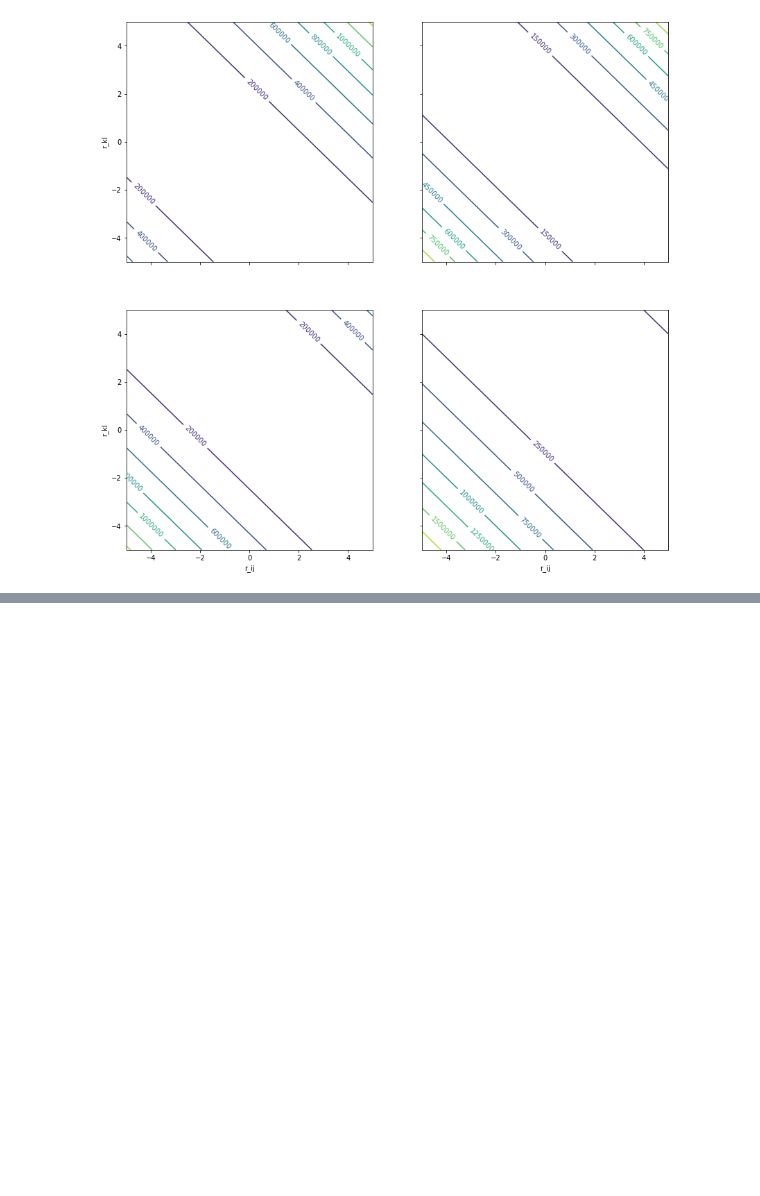
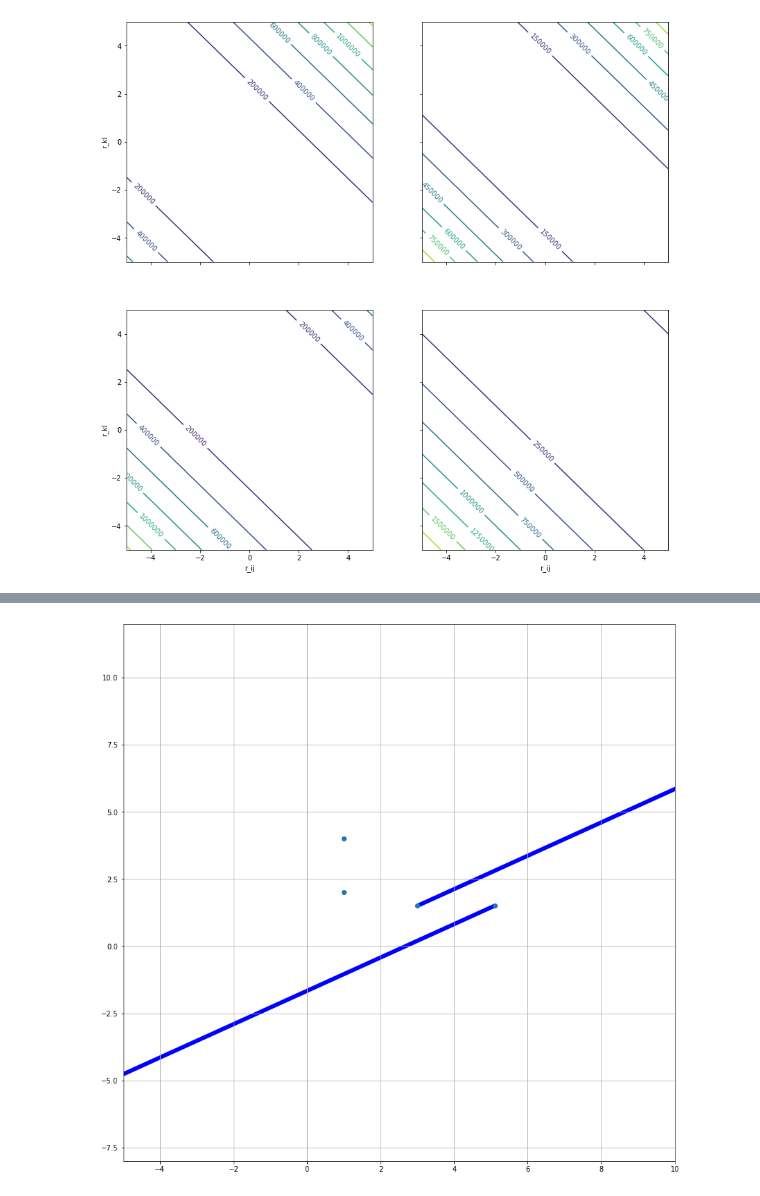
Before and after one commit to pultar/bias-potentials, a Jupyter notebook: bias-potentials.ipynb, the cells around one changed output, grey strips where cells are left out. Cells and saved outputs as stored; diff of their text form; code cells hidden in the pictures; blank space fills up the shorter version.

```diff
--- a/bias-potentials.ipynb
+++ b/bias-potentials.ipynb
@@ -56,0 +81,14 @@ plot_pes(V, r_ij, r_kl)
+# %%
+def force_i_a(i, j, k, l, r_0=0.0, force=20000, d=-1):
+    vec_ij, vec_kl, vec_ijkl, r_ij, r_kl, r_ijkl = calc_distances(i, j, k, l)
+    return k * (vec_ijkl / r_ijkl) * ((i - j) + d * (k - l) - r_0)
+
+def force_j_a(i, j, k, l, r_0=0.0, force=20000, d=-1):
+    return -1.0 * force_i_a(i, j, k, l, r_0, force, d)
+
+def force_k_a(i, j, k, l, r_0=0.0, force=20000, d=-1):
+    vec_ij, vec_kl, vec_ijkl, r_ij, r_kl, r_ijkl = calc_distances(i, j, k, l)
+    return force * k * (vec_ijkl / r_ijkl) * ((i - j) + d * (k - l) - r_0)
+
+def force_l_a(i, j, k, l, r_0=0.0, force=20000, d=-1):
+    return -1.0 * force * force_k_a(i, j, k, l, r_0, force, d)
@@ -61,0 +178,4 @@ TypeError: 'float' object cannot be interpreted as an integer
+# %%
+plot_force_vectors_a(atom_i, atom_j, atom_k, atom_l)
+# %% [output]
+[figure, added]
```
Also changed, not shown: parts of 11 cells of this notebook.
